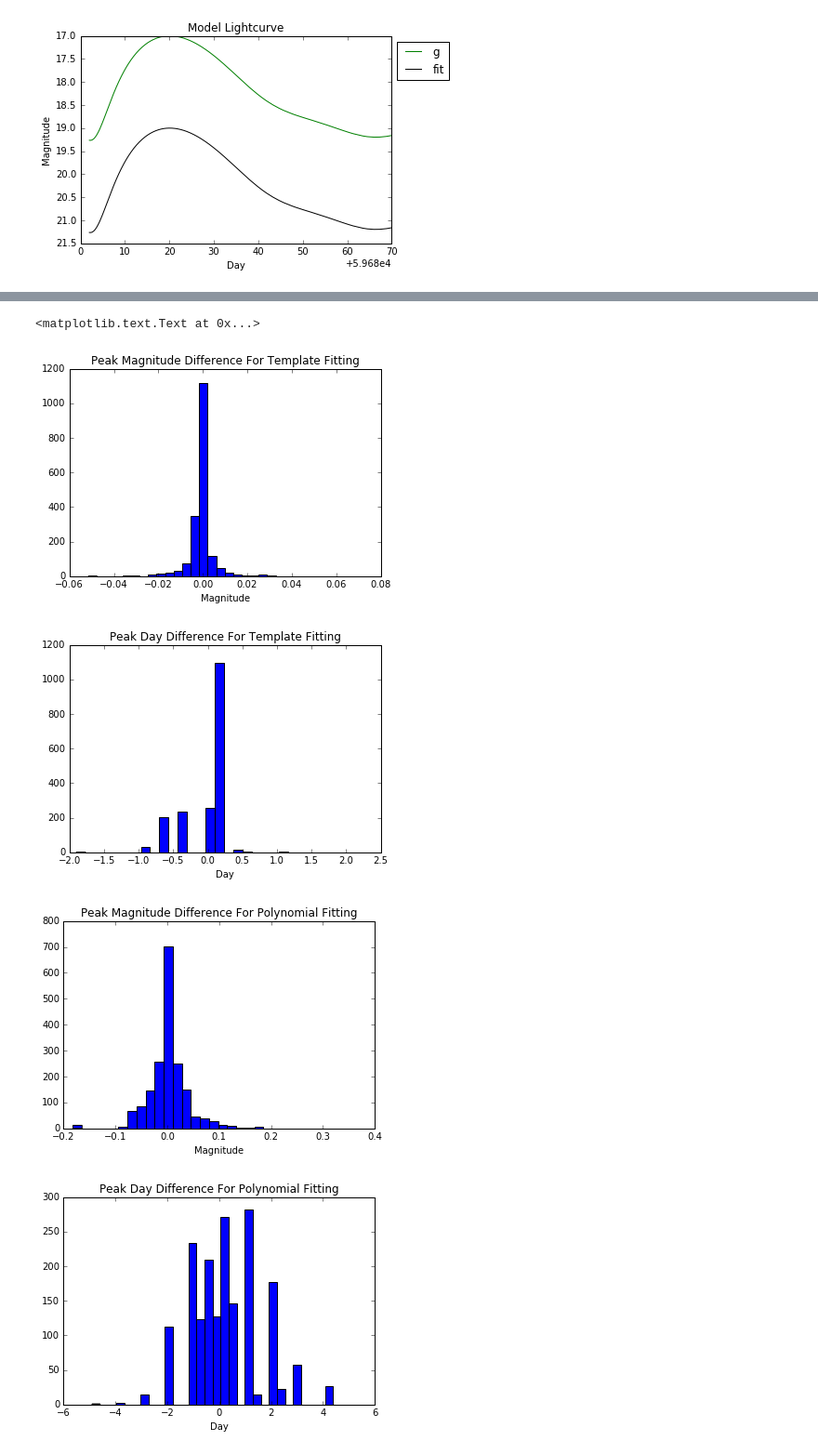
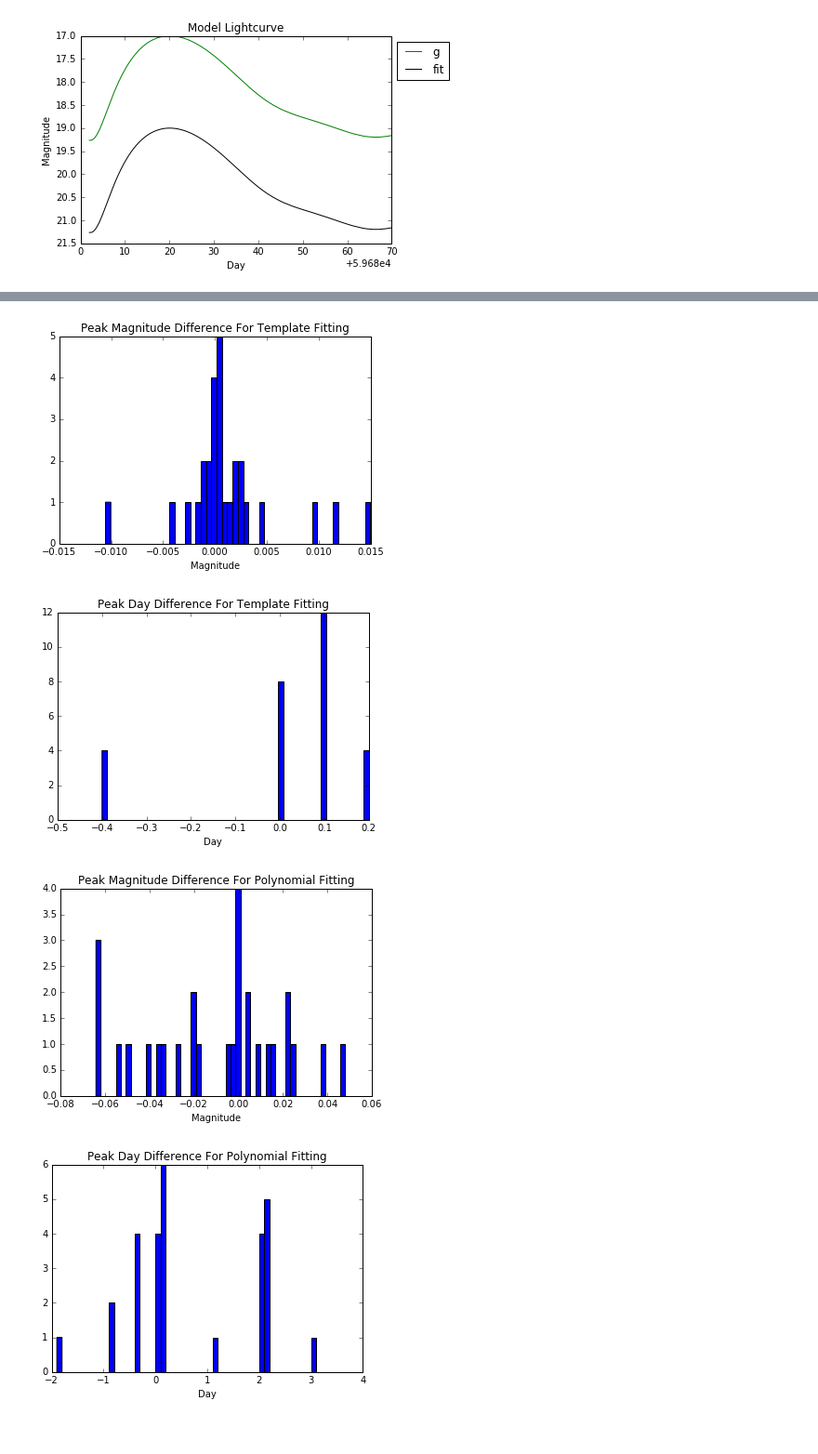
Before and after one commit to hbowden3/LSST_Supernova, a Jupyter notebook: Supernova Lightcurve Shift Testing.ipynb, the cells around one changed output, grey strips where cells are left out. Shown at 93% size. Saved outputs shown, nothing was run; the diff lists cells and outputs as text; code cells hidden in the pictures.

```diff
--- a/Supernova Lightcurve Shift Testing.ipynb
+++ b/Supernova Lightcurve Shift Testing.ipynb
@@ -16,7 +17,7 @@ import math
 asciiLC = 'supernova1b_template.dat'
 filterNames = ['u', 'g', 'r', 'i', 'z']
 colors = {'u':'purple','g':'g','r':'r','i':'blue','z':'m'}
-location_of_peak = np.arange(59700, 60000, 30)
+location_of_peak = np.arange(59700, 60100, 30)
 height_of_peak = np.arange(17,21,1)
 # %%
 # Set the database and query
@@ -430,0 +414,13 @@ weak poly = 25
+# %%
+plt.rcParams.update({'font.size': 22})
+f, axarr = plt.subplots(2,2,figsize=(30,30))
+axarr[0,0].hist(peak_mag_difference_template['peak magnitude difference 1'], bins = 50)
+axarr[0,0].set_title('Peak Magnitude Difference For Template Fitting')
+axarr[0,1].hist(peak_day_difference_template['peak day difference 1'], bins = 50)
+axarr[0,1].set_title('Peak Day Difference For Template Fitting')
+axarr[1,0].hist(peak_mag_difference_poly['peak magnitude difference 2'], bins = 50)
+axarr[1,0].set_title('Peak Magnitude Difference For Polynomial Fitting')
+axarr[1,1].hist(peak_day_difference_poly['peak day difference 2'], bins = 50)
+axarr[1,1].set_title('Peak Day Difference For Polynomial Fitting')
+#f.subplots_adjust(hspace=1.0, wspace = 1.0)
+f.savefig("results_histograms.pdf")
@@ -431,23 +429,29 @@ weak poly = 25
 # %%
-plt.figure()
-plt.hist(peak_mag_difference_template['peak magnitude difference 1'], bins = 30)
+f1 = plt.figure()
+plt.hist(peak_mag_difference_template['peak magnitude difference 1'], bins = 50)
 plt.title('Peak Magnitude Difference For Template Fitting')
 plt.xlabel('Magnitude')
-plt.figure()
-plt.hist(peak_day_difference_template['peak day difference 1'], bins = 30)
+f1.savefig("peak_mag_template_hist.pdf")
+
+f2 = plt.figure()
+plt.hist(peak_day_difference_template['peak day difference 1'], bins = 50)
 plt.title('Peak Day Difference For Template Fitting')
 plt.xlabel('Day')
-plt.figure()
-plt.hist(peak_mag_difference_poly['peak magnitude difference 2'], bins = 30)
+f2.savefig("peak_day_template_hist.pdf")
+
+f3 = plt.figure()
+plt.hist(peak_mag_difference_poly['peak magnitude difference 2'], bins = 50)
 plt.title('Peak Magnitude Difference For Polynomial Fitting')
 plt.xlabel('Magnitude')
-plt.figure()
-plt.hist(peak_day_difference_poly['peak day difference 2'], bins = 30)
+f3.savefig("peak_mag_poly_hist.pdf")
+
+f4 = plt.figure()
+plt.hist(peak_day_difference_poly['peak day difference 2'], bins = 50)
 plt.title('Peak Day Difference For Polynomial Fitting')
 plt.xlabel('Day')
+f4.savefig("peak_day_poly_hist.pdf")
 # %% [output]
-<matplotlib.text.Text at 0x...>
-[figure, old version]
+[figure, new version]
-[figure, old version]
+[figure, new version]
-[figure, old version]
+[figure, new version]
-[figure, old version]
+[figure, new version]
```
Also changed, not shown: parts of 21 cells of this notebook.
